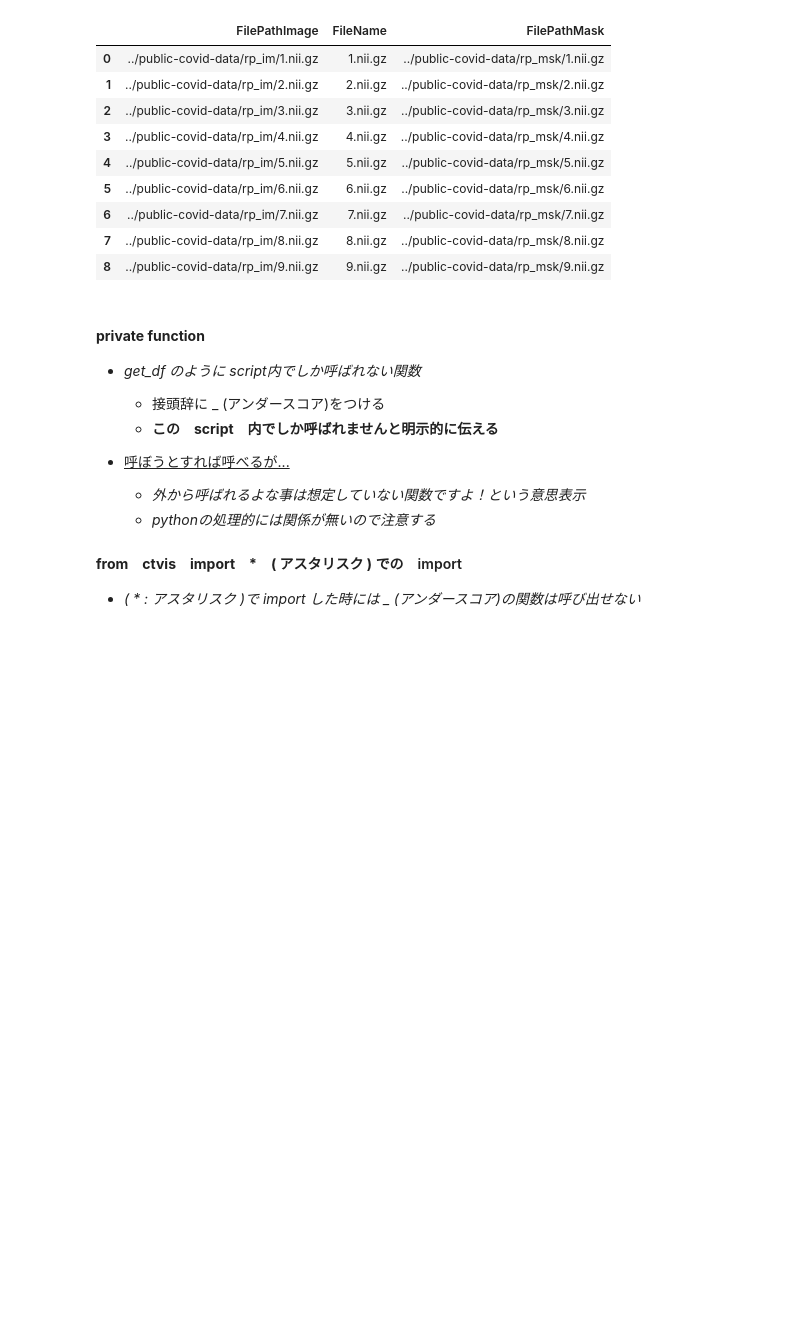
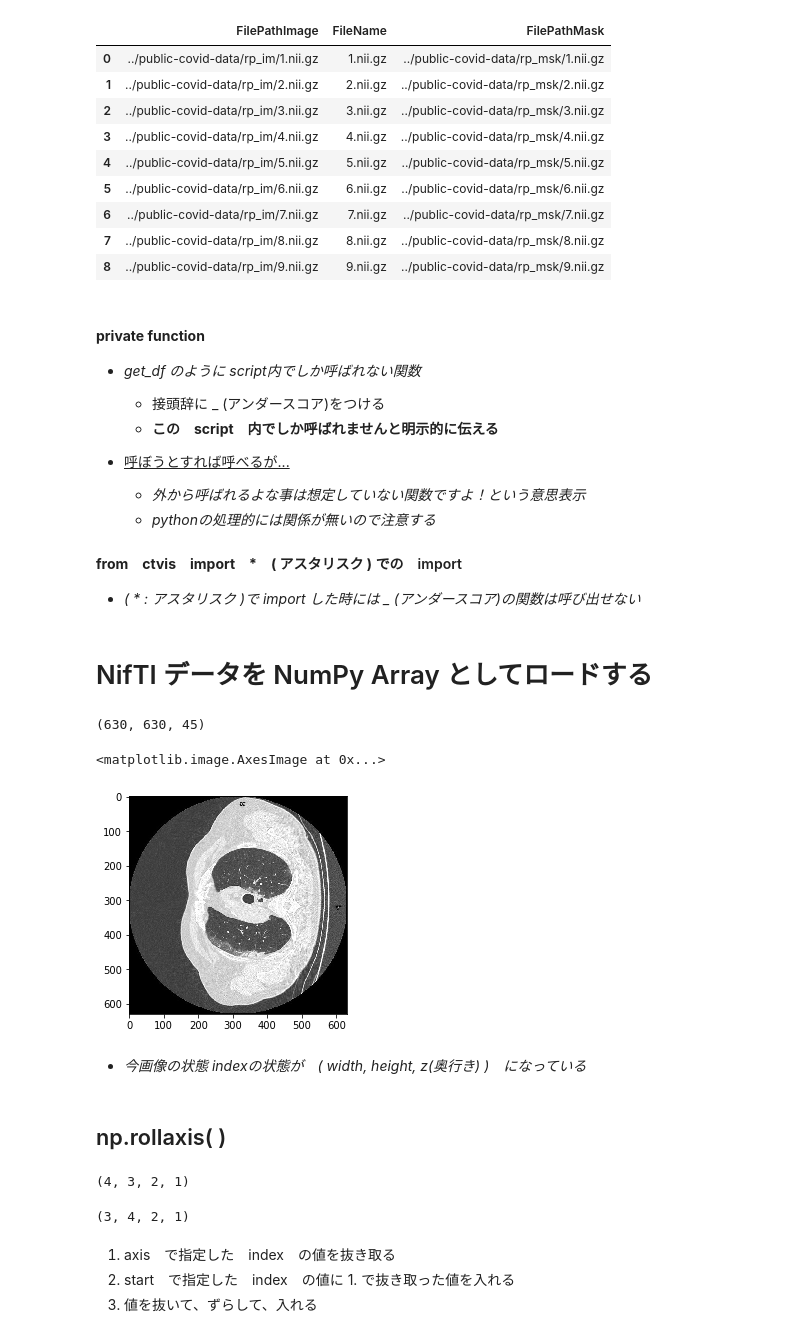
Before and after one commit to MoTo-LaBo/Python-data-science, a Jupyter notebook: CT visualization/ct_devlopment.ipynb, the cells around one changed output. Cells and saved outputs as stored; diff of their text form; code cells hidden in the pictures; blank space fills up the shorter version.

Commit message:
NifTi data func

```diff
--- a/CT visualization/ct_devlopment.ipynb
+++ b/CT visualization/ct_devlopment.ipynb
@@ -304,3 +304,38 @@ ctvis.get_df_all('../public-covid-data')
 
 #### **from　ctvis　import　*　( アスタリスク )** での　import
 - *( * : アスタリスク )で import した時には _ (アンダースコア)の関数は呼び出せない*
+# %% [markdown]
+# NifTI データを NumPy Array としてロードする
+# %%
+df = ctvis.get_df_all('../public-covid-data')
+# %%
+sample_path = df['FilePathImage'].iloc[0]
+nifti = nib.load(sample_path)
+# %%
+data = nifti.get_fdata()
+# %%
+data.shape
+# %% [output]
+(630, 630, 45)
+# %%
+plt.imshow(data[:, :, 10], cmap='gray')
+# %% [output]
+<matplotlib.image.AxesImage at 0x...>
+[figure, added]
+# %% [markdown]
+- *今画像の状態 indexの状態が　( width, height, z(奥行き) )　になっている*
+# %% [markdown]
+## np.rollaxis( )
+# %%
+a = np.ones((4, 3, 2, 1))
+a.shape
+# %% [output]
+(4, 3, 2, 1)
+# %%
+np.rollaxis(a, axis=1, start=0).shape
+# %% [output]
+(3, 4, 2, 1)
+# %% [markdown]
+1. axis　で指定した　index　の値を抜き取る
+2. start　で指定した　index　の値に 1. で抜き取った値を入れる
+3. 値を抜いて、ずらして、入れる
```
Also changed, not shown: parts of 14 cells of this notebook, 1 other file.
